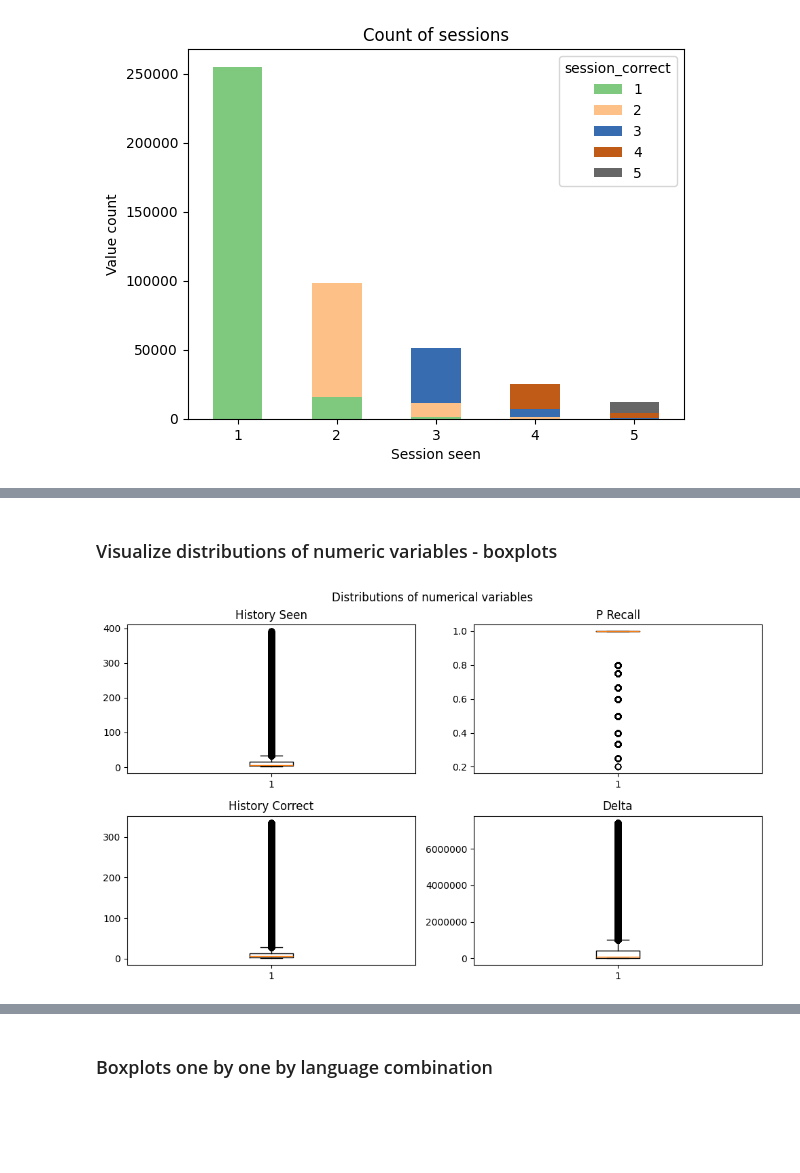
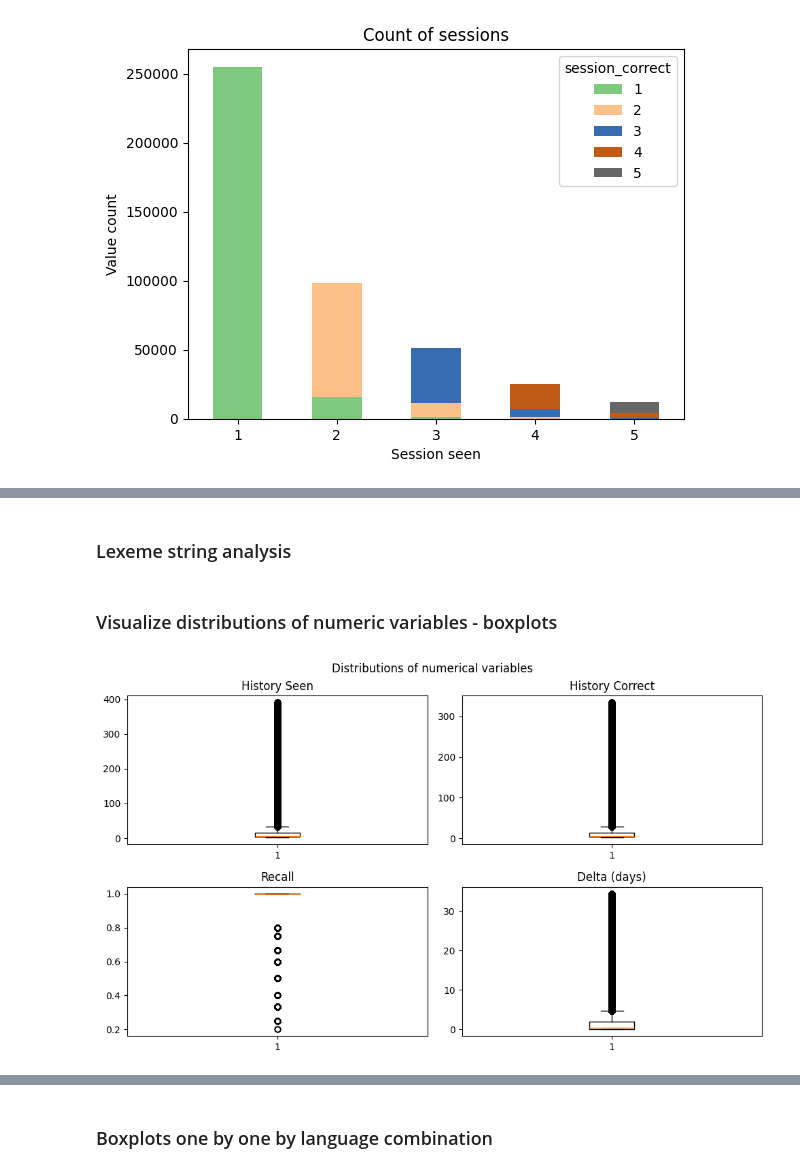
Before and after one commit to juliakubisa/spaced_repetition_algorithm, a Jupyter notebook: notebooks/duolingo_EDA.ipynb, the cells around one changed output, grey strips where cells are left out. Cells and saved outputs as stored; diff of their text form; code cells hidden in the pictures; blank space fills up the shorter version.

```diff
--- a/notebooks/duolingo_EDA.ipynb
+++ b/notebooks/duolingo_EDA.ipynb
@@ -300,0 +303,9 @@ plt.show()
+# %%
+from datetime import datetime
+df['datetime'] = pd.to_datetime(df['timestamp'], unit='s')
+df.drop(columns=['timestamp'], inplace=True)
+df['weekday'] = df['datetime'].dt.day_name()
+df['date'] = df['datetime'].dt.date
+df['hour'] = df['datetime'].dt.hour
+print(f'Range of dates: from {df['datetime'].min()} to {df['datetime'].max()}')
+print(f'The first day of observation is {(df['datetime'].min().to_pydatetime().strftime('%A'))}, the last is {(df['datetime'].max().to_pydatetime().strftime('%A'))}')
@@ -301,25 +335,27 @@ plt.show()
+# %% [markdown]
+### Lexeme string analysis
 # %% [markdown]
 ### Visualize distributions of numeric variables - boxplots
 # %%
 fig, axs = plt.subplots(2, 2, figsize=(10, 6))
 
 axs[0,0].boxplot(df['history_seen'])
 axs[0,0].set_title('History Seen')
 
-axs[1,0].boxplot(df['history_correct'])
-axs[1,0].set_title('History Correct')
+axs[1,0].boxplot(df['p_recall'])
+axs[1,0].set_title('Recall')
 
-axs[0,1].boxplot(df['p_recall'])
-axs[0,1].set_title('P Recall')
+axs[0,1].boxplot(df['history_correct'])
+axs[0,1].set_title('History Correct')
 
-axs[1,1].boxplot(df['delta'])
-axs[1,1].set_title('Delta')
+axs[1,1].boxplot(df['delta']/(60*60*60))
+axs[1,1].set_title('Delta (days)')
 
 plt.ticklabel_format(style='plain', axis='y')
 fig.suptitle('Distributions of numerical variables')
 fig.tight_layout()
 fig.subplots_adjust(top=0.9)
 
 plt.show()
 # %% [output]
-[figure, old version]
+[figure, new version]
```
Also changed, not shown: parts of 15 cells of this notebook.
